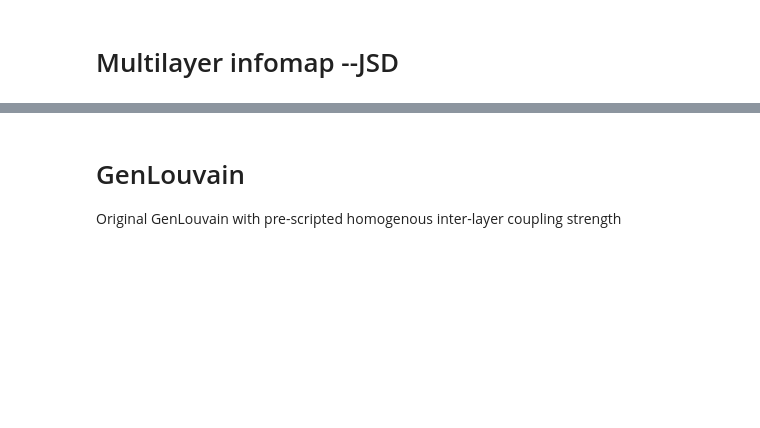
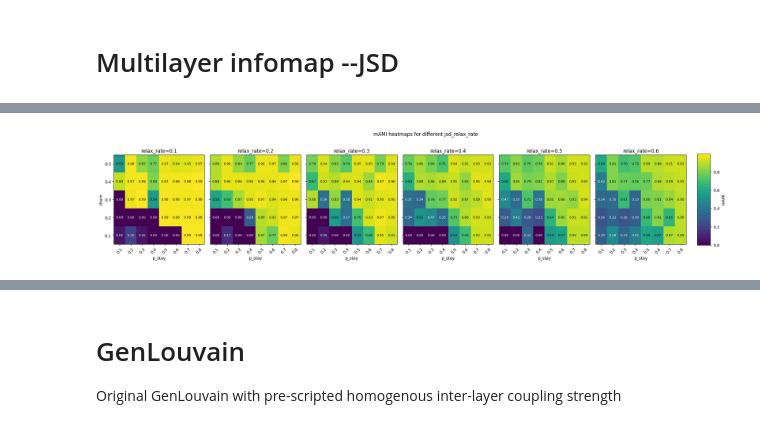
Before and after one commit to Peijie-Zhong/multilayer, a Jupyter notebook: constant_node_set.ipynb, the cells around one changed output, grey strips where cells are left out. Drawn from its saved outputs; the diff is of its cells as text; code cells hidden in the pictures; blank space fills up the shorter version.

Commit message:
update infomap result

```diff
--- a/constant_node_set.ipynb
+++ b/constant_node_set.ipynb
@@ -14,3 +186,84 @@ sync_data/test.csv complete.
+# %%
+import pandas as pd
+import matplotlib.pyplot as plt
+import numpy as np
+
+heat_df = (
+    results_df
+    .groupby(["relax_rate", "churn", "p_stay"], as_index=False)["mami"]
+    .mean()
+)
+
+relax_rates_unique = sorted(heat_df["relax_rate"].unique())
+churn_unique = sorted(heat_df["churn"].unique())
+p_stay_unique = sorted(heat_df["p_stay"].unique())
+
+n_rates = len(relax_rates_unique)
+
+fig, axes = plt.subplots(
+    1, n_rates,
+    figsize=(3.8 * n_rates, 4.5),
+    sharex=True, sharey=True
+)
+
+if n_rates == 1:
+    axes = [axes]
+
+vmin = heat_df["mami"].min()
+vmax = heat_df["mami"].max()
+
+for ax, rrate in zip(axes, relax_rates_unique):
+    sub = heat_df[heat_df["relax_rate"] == rrate]
+    pivot_mat = sub.pivot(index="churn", columns="p_stay", values="mami")
+    pivot_mat = pivot_mat.reindex(index=churn_unique, columns=p_stay_unique)
+
+    im = ax.imshow(
+        pivot_mat.values,
+        aspect="auto",
+        origin="lower",
+        vmin=vmin,
+        vmax=vmax,
+        cmap="viridis"
+    )
+
+    ax.set_xticks(range(len(p_stay_unique)))
+    ax.set_xticklabels([str(v) for v in p_stay_unique], rotation=45)
+    ax.set_yticks(range(len(churn_unique)))
+    ax.set_yticklabels([str(v) for v in churn_unique])
+
+    ax.set_title(f"relax_rate={rrate}")
+    ax.set_xlabel("p_stay")
+    if ax == axes[0]:
+        ax.set_ylabel("churn")
+
+    # === 数值标注 ===
+    for i_churn, churn_val in enumerate(churn_unique):
+        for j_p, pstay_val in enumerate(p_stay_unique):
+            val = pivot_mat.loc[churn_val, pstay_val]
+            if pd.notna(val):
+                # 颜色深时文字改浅，颜色浅时文字改深
+                text_color = "white" if val < (vmin + vmax) / 2 else "black"
+                ax.text(
+                    j_p,
+                    i_churn,
+                    f"{val:.2f}",
+                    ha="center",
+                    va="center",
+                    fontsize=8,
+                    color=text_color
+                )
+
+
+fig.subplots_adjust(right=0.88, wspace=0.2)
+cbar_ax = fig.add_axes([0.91, 0.15, 0.02, 0.7])
+cbar = fig.colorbar(im, cax=cbar_ax)
+cbar.set_label("mAMI")
+
+plt.suptitle("mAMI heatmaps for different jsd_relax_rate", y=1.02)
+plt.tight_layout(rect=[0, 0, 0.9, 1])
+plt.show()
+# %% [output]
+[figure, added]
 # %%
 from measurement import *
 
```
Also changed, not shown: parts of 7 cells of this notebook, 3 other files.
